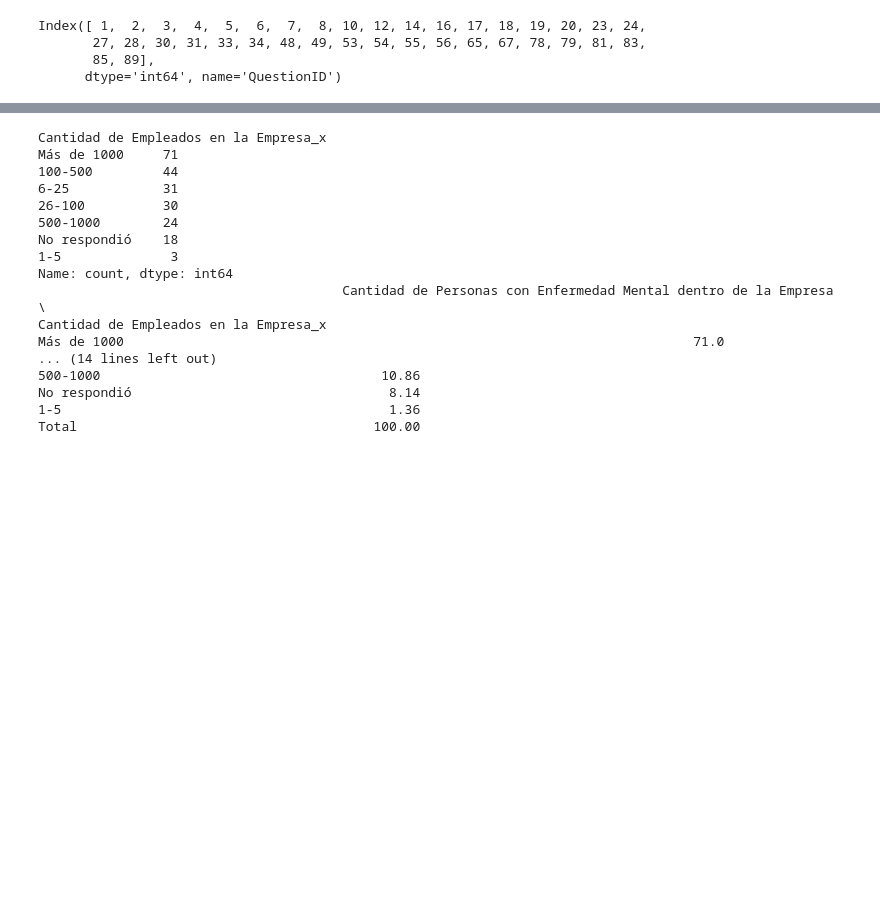
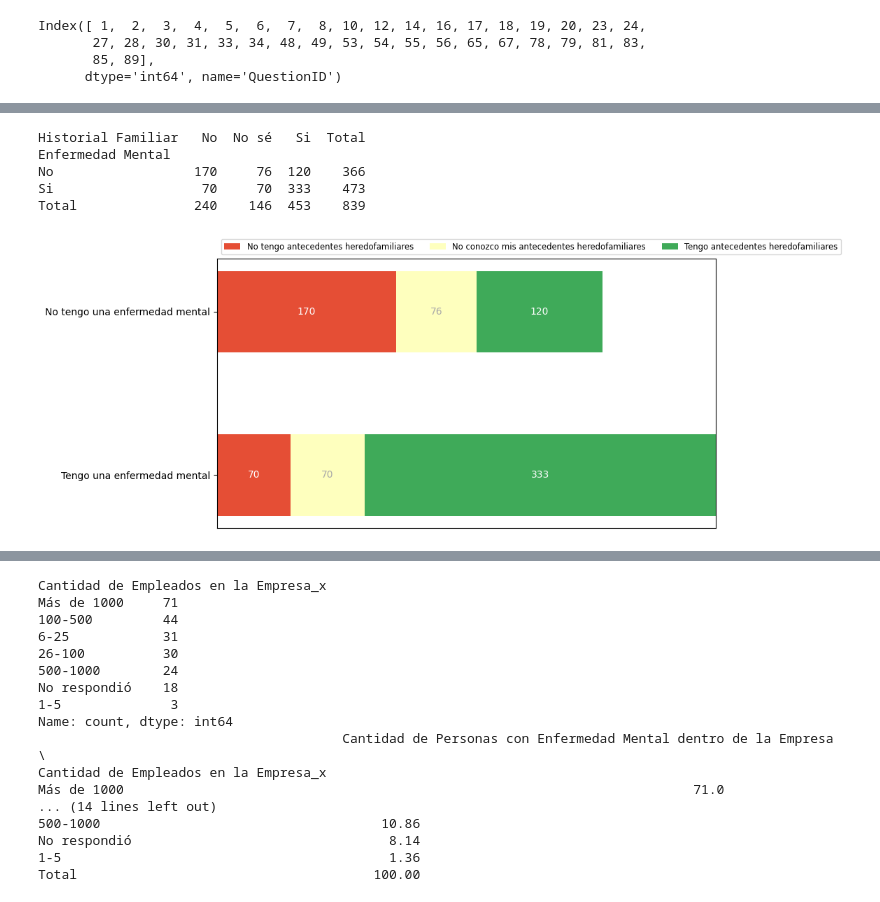
Before and after one commit to Marizaf23/Analisis-Estadistico-Beisbol, a Jupyter notebook: CONEXION-DATAFRAME.ipynb, the cells around one changed output, grey strips where cells are left out. Cells and saved outputs as stored; diff of their text form; code cells hidden in the pictures; blank space fills up the shorter version.

```diff
--- a/CONEXION-DATAFRAME.ipynb
+++ b/CONEXION-DATAFRAME.ipynb
@@ -298,0 +297,57 @@ elif option == '2019':
+# %%
+#Crear la tabla bivariante con pandas
+Pregunta2016_1 = pd.crosstab(df_2016['¿Alguna Vez Has Sido Diagnosticado con una Enfermedad Mental?'],
+                        df_2016['Historial Familiar'],
+                        margins=True,
+                        margins_name='Total')
+
+# Renombrar el índice
+Pregunta2016_1.index.name = "Enfermedad Mental"
+Pregunta2016_1.columns.name = 'Historial Familiar'
+
+print(Pregunta2016_1)
+
+
+category_names = ['No tengo antecedentes heredofamiliares', 'No conozco mis antecedentes heredofamiliares', 'Tengo antecedentes heredofamiliares']
+results = {
+    'No tengo una enfermedad mental': [170, 76, 120],
+    'Tengo una enfermedad mental': [70, 70, 333]
+}
+
+
+def survey(results, category_names):
+    labels = list(results.keys())
+    data = np.array(list(results.values()))
+    data_cum = data.cumsum(axis=1)
+    category_colors = plt.colormaps['RdYlGn'](
+        np.linspace(0.15, 0.85, data.shape[1]))
+
+    fig, ax = plt.subplots(figsize=(9.2, 5))
+    ax.invert_yaxis()
+    ax.xaxis.set_visible(False)
+    ax.set_xlim(0, np.sum(data, axis=1).max())
+
+    for i, (colname, color) in enumerate(zip(category_names, category_colors)):
+        widths = data[:, i]
+        starts = data_cum[:, i] - widths
+        rects = ax.barh(labels, widths, left=starts, height=0.5,
+                        label=colname, color=color)
+
+        r, g, b, _ = color
+        text_color = 'white' if r * g * b < 0.5 else 'darkgrey'
+        ax.bar_label(rects, label_type='center', color=text_color)
+    ax.legend(ncols=len(category_names), bbox_to_anchor=(0, 1),
+              loc='lower left', fontsize='small')
+
+    return fig, ax
+
+
+survey(results, category_names)
+plt.show()
+# %% [output]
+Historial Familiar   No  No sé   Si  Total
+Enfermedad Mental
+No                  170     76  120    366
+Si                   70     70  333    473
+Total               240    146  453    839
+[figure, added]
```
Also changed, not shown: parts of 5 cells of this notebook.
